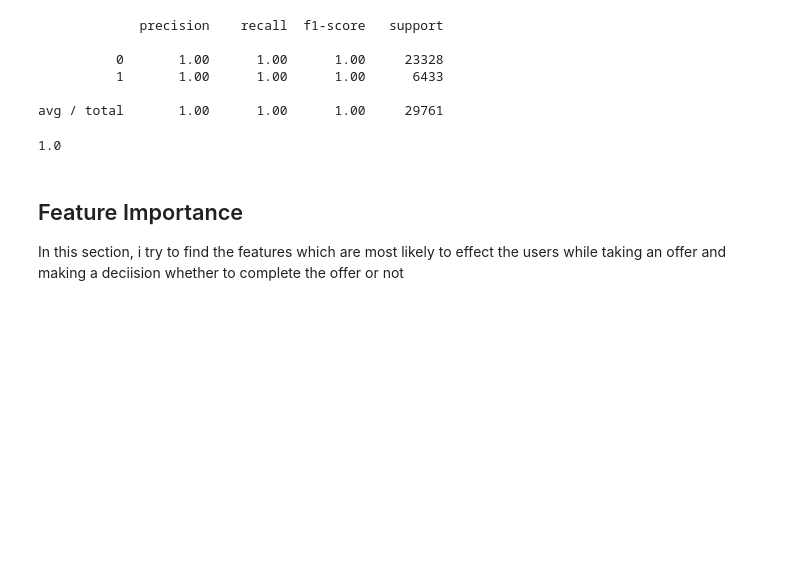
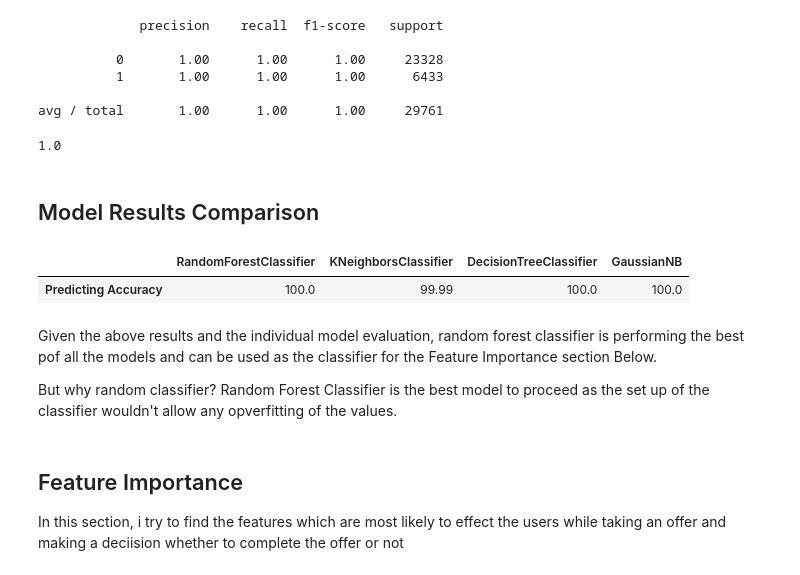
Before and after one commit to shagangrewal/Starbucks_Capstone, a Jupyter notebook: Starbucks_Capstone_notebook.ipynb, the cells around one changed output. Cells and saved outputs as stored; diff of their text form; code cells hidden in the pictures; blank space fills up the shorter version.

```diff
--- a/Starbucks_Capstone_notebook.ipynb
+++ b/Starbucks_Capstone_notebook.ipynb
@@ -1153,6 +1155,40 @@ avg / total       1.00      1.00      1.00     29761
 print(f1_score(y_test, y_pred,  labels=None))
 # %% [output]
 1.0
+# %% [markdown]
+## Model Results Comparison
+# %%
+#by referencing: https://towardsdatascience.com/random-forest-in-python-24d0893d51c0
+#this is function which will be used for accuracy for the various models which we have used above
+def pred_score(model):
+    model.fit(X_train, y_train)
+    y_pred = model.predict(X_test)
+    # Calculate the absolute errors
+    errors = abs(y_pred - y_test)
+    # Calculate mean absolute percentage error
+    msqe = mean_squared_error(y_test,y_pred)
+    accuracy = 100 - msqe
+    return round(accuracy, 2)
+# %%
+#creating a list of classifiers and running the loop to mode
+models = [classifier, knn, dt, gnb]
+model_names = [type(n).__name__ for n in models]
+# %%
+#creating a list for prediction accuracy for all the models
+pred_accuracy = [pred_score(a)  for a in models]
+# %%
+#using results as the prediction list and using it project the results achieved on each model
+results = [pred_accuracy]
+results_df = pd.DataFrame(results, columns = model_names, index=['Predicting Accuracy'])
+results_df
+# %% [output]
+|  | RandomForestClassifier | KNeighborsClassifier | DecisionTreeClassifier | GaussianNB |
+| Predicting Accuracy | 100.0 | 99.99 | 100.0 | 100.0 |
+# %% [markdown]
+Given the above results and the individual model evaluation, random forest classifier is performing the best pof all the models and can be used as the classifier for the  Feature Importance section Below.
+
+But why random classifier?
+Random Forest Classifier is the best model to proceed as the set up of the classifier wouldn't allow any opverfitting of the values.
 # %% [markdown]
 ## Feature Importance
 
```
Also changed, not shown: parts of 13 cells of this notebook.
